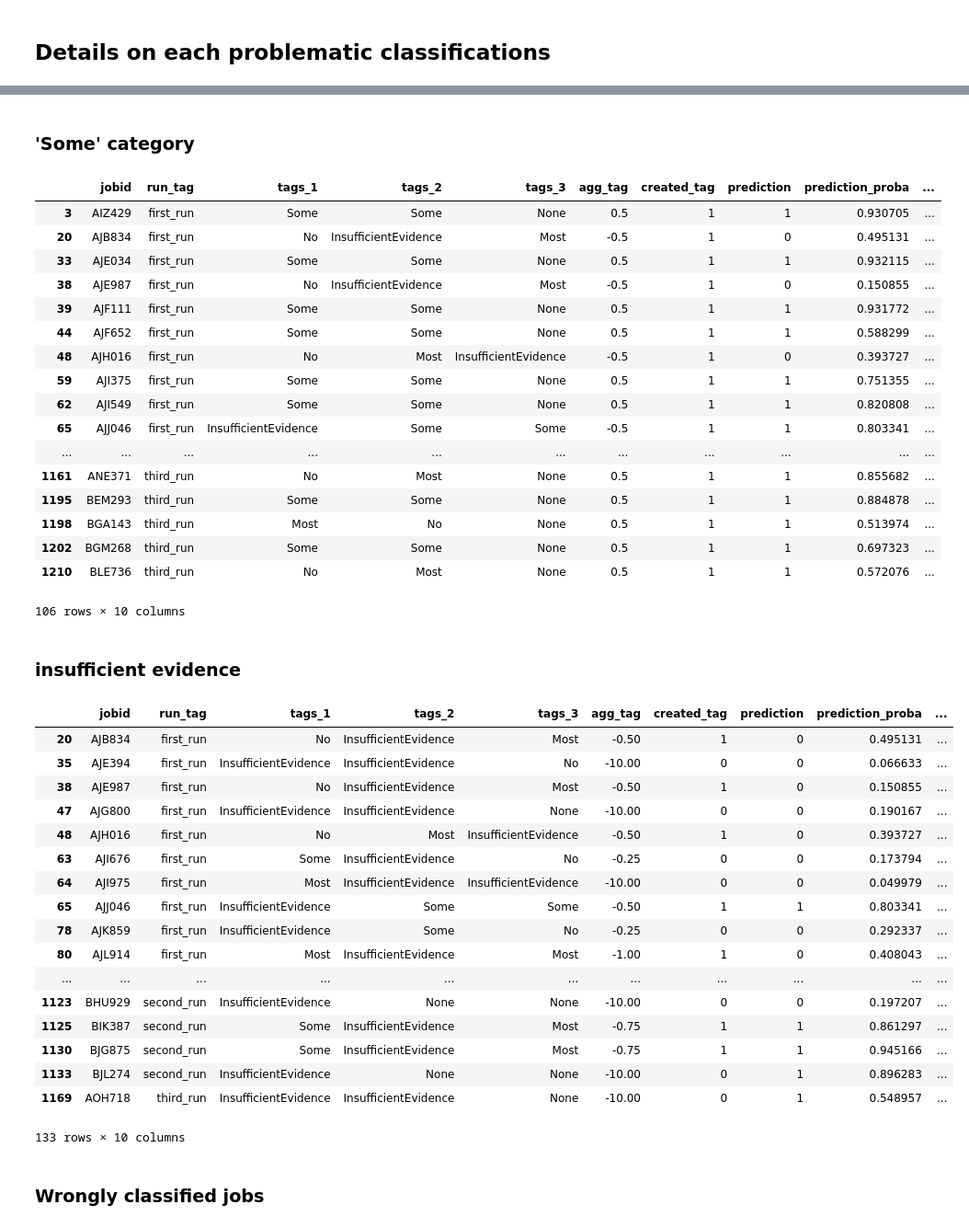
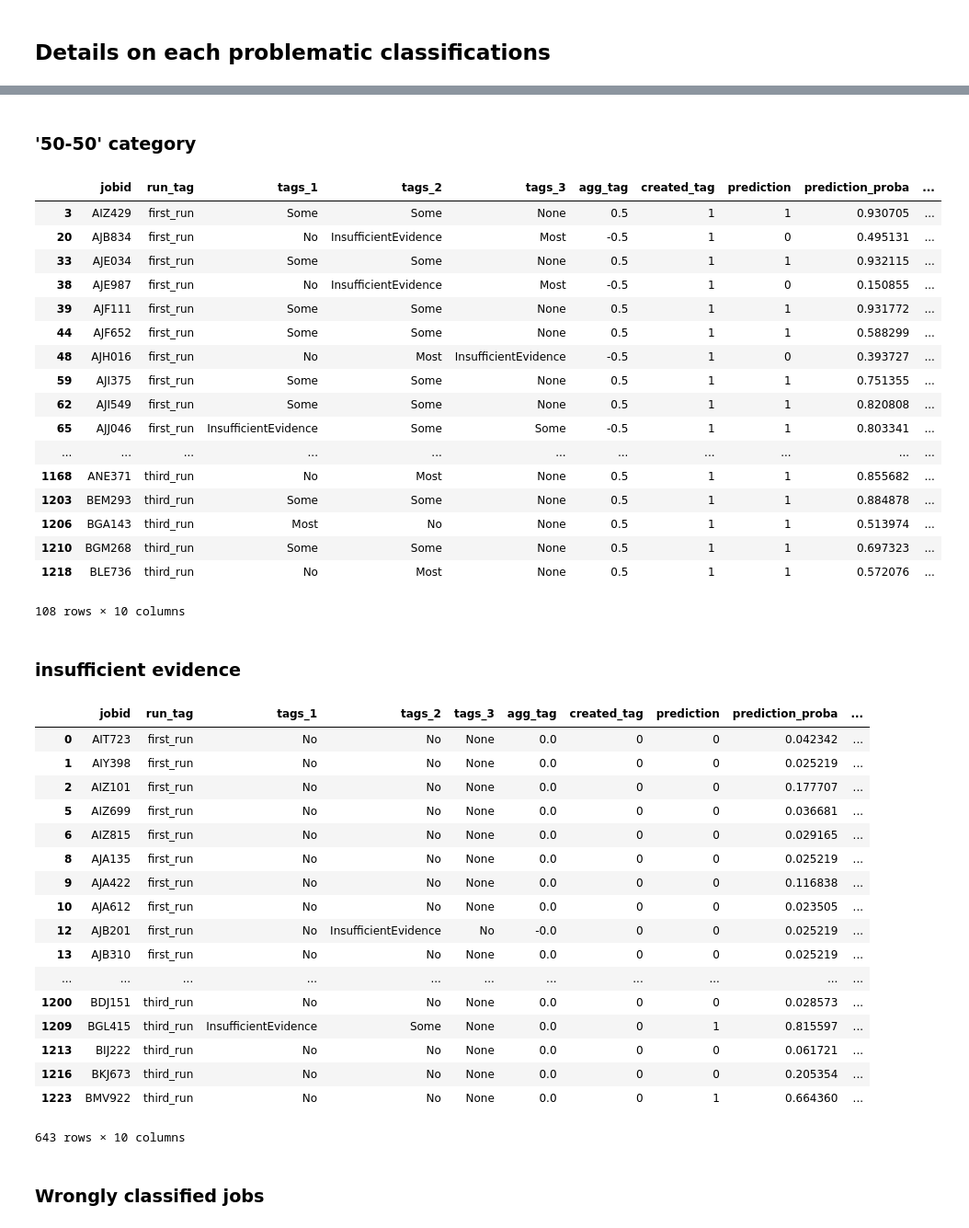
Before and after one commit to softwaresaved/jamie, a Jupyter notebook: jobAnalysis/dataPrediction/prediction_dev.ipynb, the cells around one changed output, grey strips where cells are left out. Shown at 92% size. Saved outputs shown, nothing was run; the diff lists cells and outputs as text; code cells hidden in the pictures.

```diff
--- a/jobAnalysis/dataPrediction/prediction_dev.ipynb
+++ b/jobAnalysis/dataPrediction/prediction_dev.ipynb
@@ -46,6 +26,12 @@ array(["['Health and Medical']", "['Administrative', 'Student Services']",
 # tags
 tags = df['tags'].str.replace("'", "").str.replace(']', '').str.replace('[', '').str.replace(' ', '').str.split(',', expand=True)
 tags.columns = ['tags_{}'.format(str(int(x)+1)) for x in tags.columns]
+
+
+
+
+
+
 df.drop('tags', axis=1, inplace=True)
 # subject area
 subjects = df['subject_area'].str.replace("'", "").str.replace(']', '').str.replace('[', '').str.replace(' ', '').str.split(',', expand=True)
@@ -55,3 +41,9 @@ subjects.columns = ['subject_{}'.format(str(int(x)+1)) for x in subjects.columns
 df['prediction_proba'] = df['prediction_proba'].apply(lambda x: 1-x)
 
 df = pd.concat([df, tags, subjects], axis=1, sort=False)
+
+
+# Create a columns with the number of existing tags
+df['tag_count'] = df[tags.columns].count(axis=1)
+# Drop rows that have only one tag
+df = df[df['tag_count'] > 1]
@@ -298,5 +288,5 @@ df[(df['agg_tag'] > 0.3) & (df['agg_tag'] < 0.4)][['jobid', 'run_tag', 'tags_1',
 # %% [markdown]
-### 'Some' category
+### '50-50' category
 # %%
 df[(abs(df['agg_tag']) ==0.5)][['jobid', 'run_tag', 'tags_1', 'tags_2', 'tags_3', 'agg_tag', 'created_tag', 'prediction', 'prediction_proba', 'corresponding_tag']]
 # %% [output]
@@ -312,35 +302,35 @@ df[(abs(df['agg_tag']) ==0.5)][['jobid', 'run_tag', 'tags_1', 'tags_2', 'tags_3'
 | 62 | AJI549 | first_run | Some | Some | None | 0.5 | 1 | 1 | 0.820808 | ... |
 | 65 | AJJ046 | first_run | InsufficientEvidence | Some | Some | -0.5 | 1 | 1 | 0.803341 | ... |
 | ... | ... | ... | ... | ... | ... | ... | ... | ... | ... | ... |
-| 1161 | ANE371 | third_run | No | Most | None | 0.5 | 1 | 1 | 0.855682 | ... |
-| 1195 | BEM293 | third_run | Some | Some | None | 0.5 | 1 | 1 | 0.884878 | ... |
-| 1198 | BGA143 | third_run | Most | No | None | 0.5 | 1 | 1 | 0.513974 | ... |
-| 1202 | BGM268 | third_run | Some | Some | None | 0.5 | 1 | 1 | 0.697323 | ... |
-| 1210 | BLE736 | third_run | No | Most | None | 0.5 | 1 | 1 | 0.572076 | ... |
+| 1168 | ANE371 | third_run | No | Most | None | 0.5 | 1 | 1 | 0.855682 | ... |
+| 1203 | BEM293 | third_run | Some | Some | None | 0.5 | 1 | 1 | 0.884878 | ... |
+| 1206 | BGA143 | third_run | Most | No | None | 0.5 | 1 | 1 | 0.513974 | ... |
+| 1210 | BGM268 | third_run | Some | Some | None | 0.5 | 1 | 1 | 0.697323 | ... |
+| 1218 | BLE736 | third_run | No | Most | None | 0.5 | 1 | 1 | 0.572076 | ... |
-106 rows × 10 columns
+108 rows × 10 columns
 # %% [markdown]
 ### insufficient evidence
 # %%
-df[(df['agg_tag'] <0)][['jobid', 'run_tag', 'tags_1', 'tags_2', 'tags_3', 'agg_tag', 'created_tag', 'prediction', 'prediction_proba', 'corresponding_tag']]
+df[(df['agg_tag'] == 0)][['jobid', 'run_tag', 'tags_1', 'tags_2', 'tags_3', 'agg_tag', 'created_tag', 'prediction', 'prediction_proba', 'corresponding_tag']]
 # %% [output]
 |  | jobid | run_tag | tags_1 | tags_2 | tags_3 | agg_tag | created_tag | prediction | prediction_proba | ... |
-| 20 | AJB834 | first_run | No | InsufficientEvidence | Most | -0.50 | 1 | 0 | 0.495131 | ... |
-| 35 | AJE394 | first_run | InsufficientEvidence | InsufficientEvidence | No | -10.00 | 0 | 0 | 0.066633 | ... |
-| 38 | AJE987 | first_run | No | InsufficientEvidence | Most | -0.50 | 1 | 0 | 0.150855 | ... |
-| 47 | AJG800 | first_run | InsufficientEvidence | InsufficientEvidence | None | -10.00 | 0 | 0 | 0.190167 | ... |
-| 48 | AJH016 | first_run | No | Most | InsufficientEvidence | -0.50 | 1 | 0 | 0.393727 | ... |
-| 63 | AJI676 | first_run | Some | InsufficientEvidence | No | -0.25 | 0 | 0 | 0.173794 | ... |
-| 64 | AJI975 | first_run | Most | InsufficientEvidence | InsufficientEvidence | -10.00 | 0 | 0 | 0.049979 | ... |
-| 65 | AJJ046 | first_run | InsufficientEvidence | Some | Some | -0.50 | 1 | 1 | 0.803341 | ... |
-| 78 | AJK859 | first_run | InsufficientEvidence | Some | No | -0.25 | 0 | 0 | 0.292337 | ... |
-| 80 | AJL914 | first_run | Most | InsufficientEvidence | Most | -1.00 | 1 | 0 | 0.408043 | ... |
+| 0 | AIT723 | first_run | No | No | None | 0.0 | 0 | 0 | 0.042342 | ... |
+| 1 | AIY398 | first_run | No | No | None | 0.0 | 0 | 0 | 0.025219 | ... |
+| 2 | AIZ101 | first_run | No | No | None | 0.0 | 0 | 0 | 0.177707 | ... |
+| 5 | AIZ699 | first_run | No | No | None | 0.0 | 0 | 0 | 0.036681 | ... |
+| 6 | AIZ815 | first_run | No | No | None | 0.0 | 0 | 0 | 0.029165 | ... |
+| 8 | AJA135 | first_run | No | No | None | 0.0 | 0 | 0 | 0.025219 | ... |
+| 9 | AJA422 | first_run | No | No | None | 0.0 | 0 | 0 | 0.116838 | ... |
+| 10 | AJA612 | first_run | No | No | None | 0.0 | 0 | 0 | 0.023505 | ... |
+| 12 | AJB201 | first_run | No | InsufficientEvidence | No | -0.0 | 0 | 0 | 0.025219 | ... |
+| 13 | AJB310 | first_run | No | No | None | 0.0 | 0 | 0 | 0.025219 | ... |
 | ... | ... | ... | ... | ... | ... | ... | ... | ... | ... | ... |
-| 1123 | BHU929 | second_run | InsufficientEvidence | None | None | -10.00 | 0 | 0 | 0.197207 | ... |
-| 1125 | BIK387 | second_run | Some | InsufficientEvidence | Most | -0.75 | 1 | 1 | 0.861297 | ... |
-| 1130 | BJG875 | second_run | Some | InsufficientEvidence | Most | -0.75 | 1 | 1 | 0.945166 | ... |
-| 1133 | BJL274 | second_run | InsufficientEvidence | None | None | -10.00 | 0 | 1 | 0.896283 | ... |
-| 1169 | AOH718 | third_run | InsufficientEvidence | InsufficientEvidence | None | -10.00 | 0 | 1 | 0.548957 | ... |
+| 1200 | BDJ151 | third_run | No | No | None | 0.0 | 0 | 0 | 0.028573 | ... |
+| 1209 | BGL415 | third_run | InsufficientEvidence | Some | None | 0.0 | 0 | 1 | 0.815597 | ... |
+| 1213 | BIJ222 | third_run | No | No | None | 0.0 | 0 | 0 | 0.061721 | ... |
+| 1216 | BKJ673 | third_run | No | No | None | 0.0 | 0 | 0 | 0.205354 | ... |
+| 1223 | BMV922 | third_run | No | No | None | 0.0 | 0 | 1 | 0.664360 | ... |
-133 rows × 10 columns
+643 rows × 10 columns
 # %% [markdown]
 ### Wrongly classified jobs
 # %% [markdown]
```
Also changed, not shown: parts of 15 cells of this notebook.
